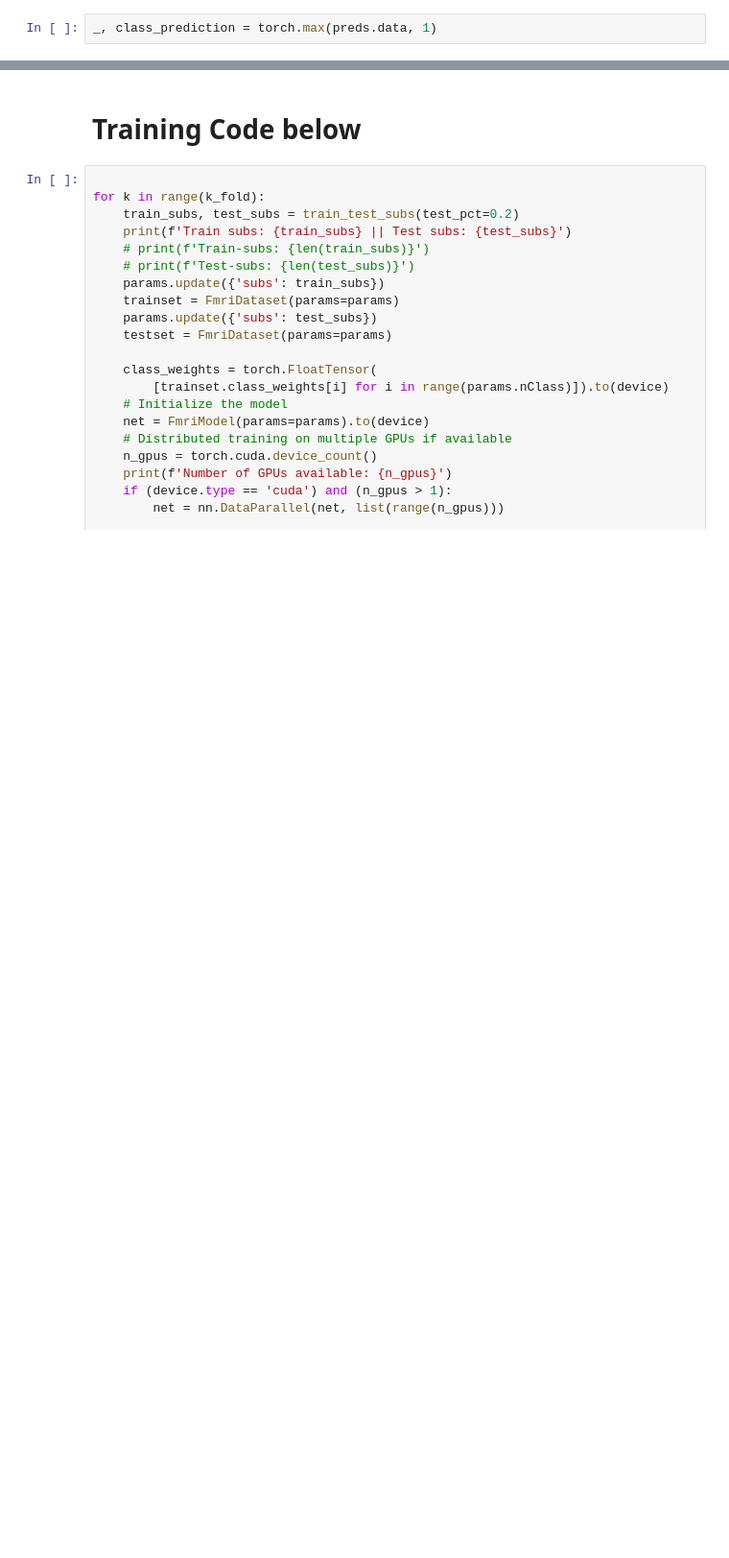
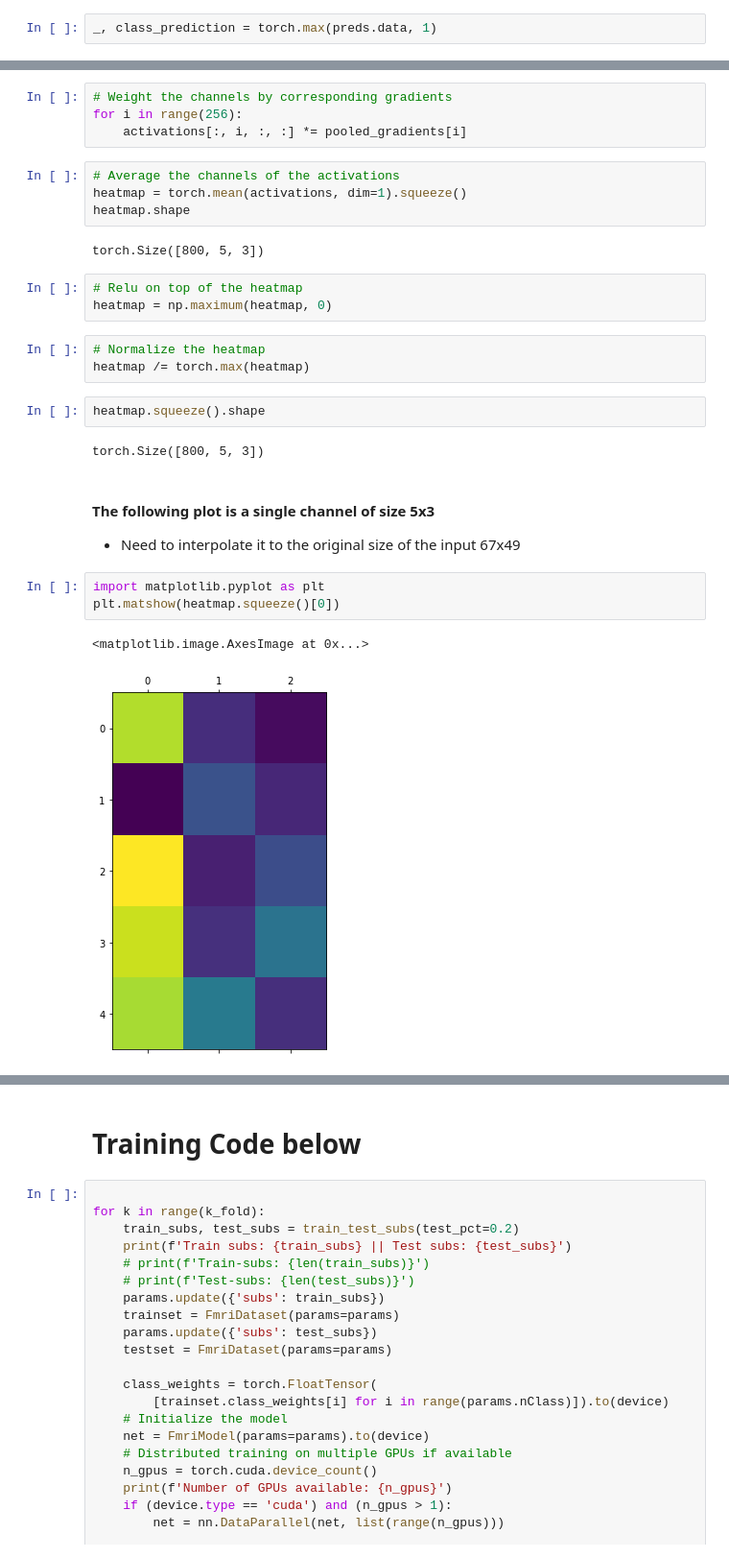
Before and after one commit to asheeshcric/fMRI-TBI, a Jupyter notebook: code/gradcam_implementation.ipynb, the cells around one changed output, grey strips where cells are left out. Shown: that part at 96% size. Drawn from its saved outputs; the diff is of its cells as text; blank space fills up the shorter version.

Commit message:
Update regarding interpolating heatmap

```diff
--- a/code/gradcam_implementation.ipynb
+++ b/code/gradcam_implementation.ipynb
@@ -439,0 +481,29 @@ tensor([0, 2, 1, 0, 2, 2, 2, 0])
+# %%
+# Weight the channels by corresponding gradients
+for i in range(256):
+    activations[:, i, :, :] *= pooled_gradients[i]
+# %%
+# Average the channels of the activations
+heatmap = torch.mean(activations, dim=1).squeeze()
+heatmap.shape
+# %% [output]
+torch.Size([800, 5, 3])
+# %%
+# Relu on top of the heatmap
+heatmap = np.maximum(heatmap, 0)
+# %%
+# Normalize the heatmap
+heatmap /= torch.max(heatmap)
+# %%
+heatmap.squeeze().shape
+# %% [output]
+torch.Size([800, 5, 3])
+# %% [markdown]
+#### The following plot is a single channel of size 5x3
+- Need to interpolate it to the original size of the input 67x49
+# %%
+import matplotlib.pyplot as plt
+plt.matshow(heatmap.squeeze()[0])
+# %% [output]
+<matplotlib.image.AxesImage at 0x...>
+[figure, added]
```
Also changed, not shown: parts of 17 cells of this notebook.
